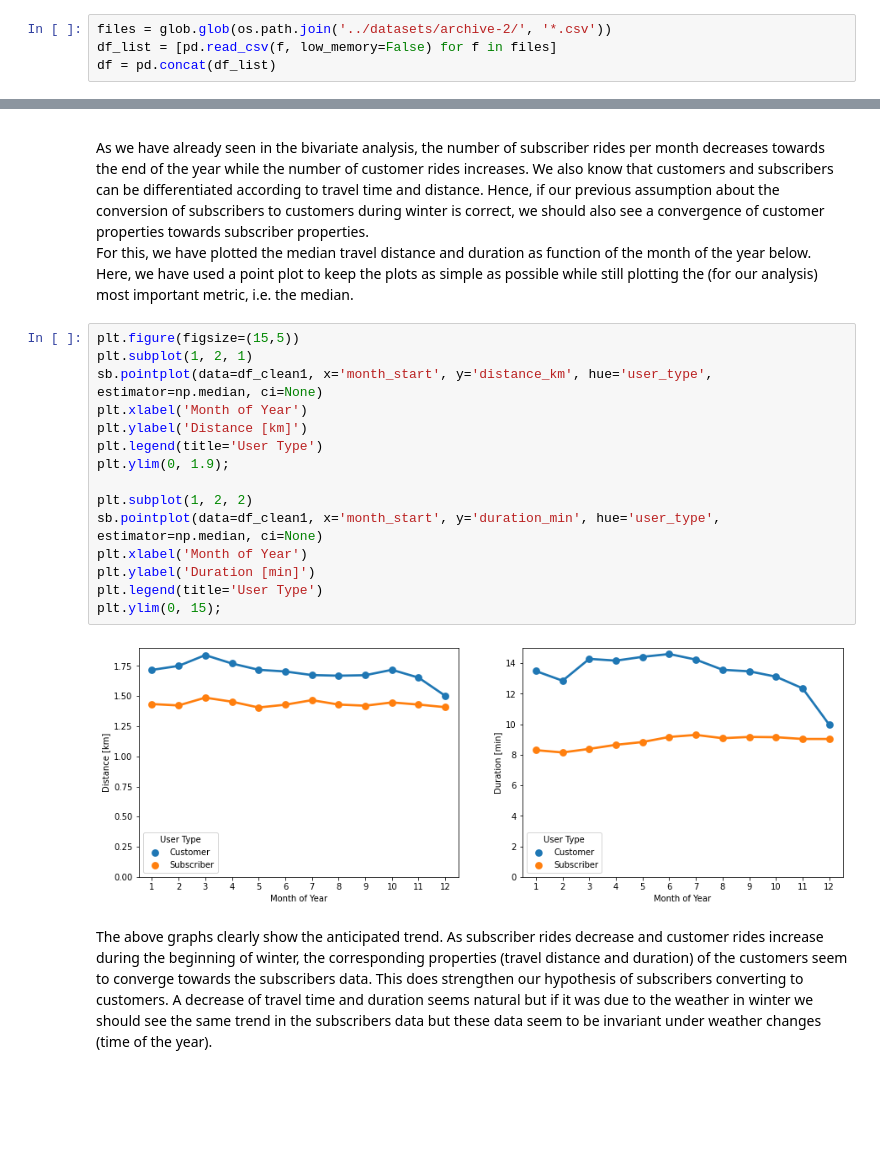
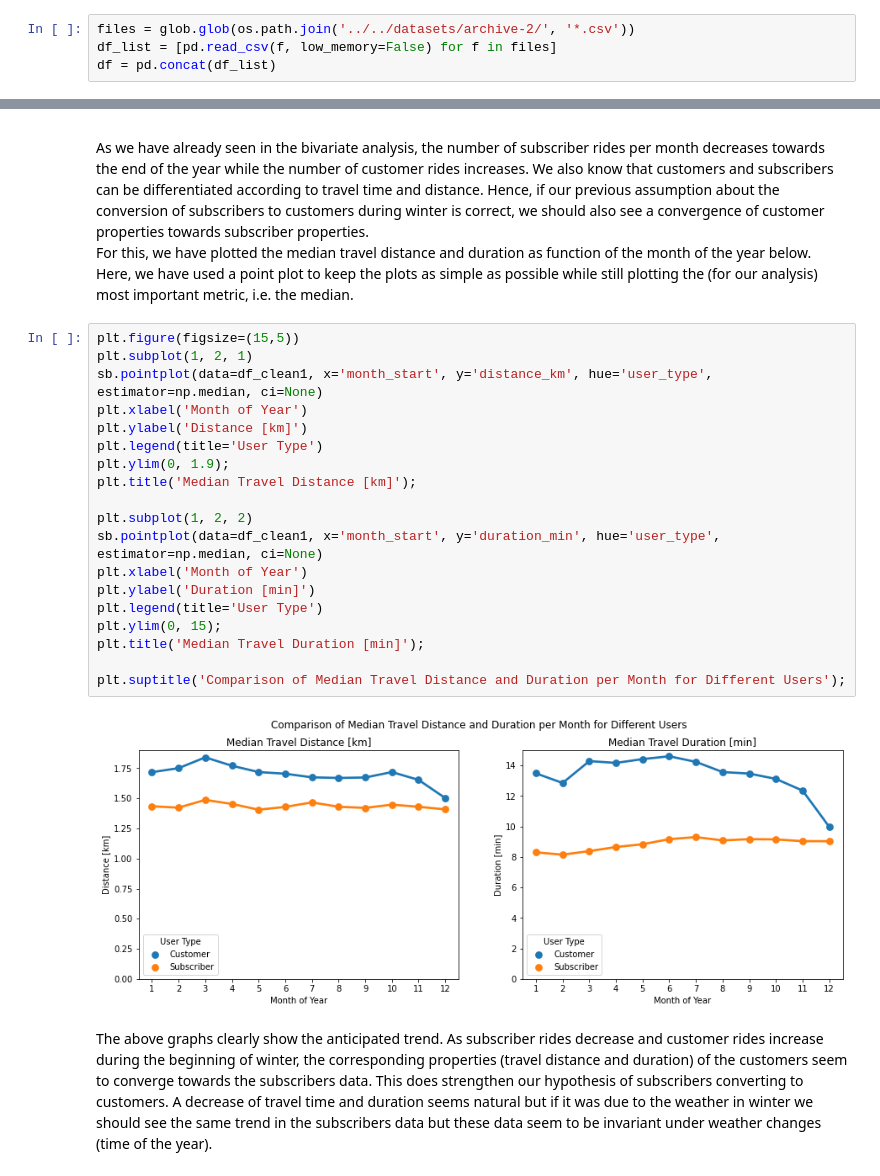
Before and after one commit to Marius-Frank/data-visualization, a Jupyter notebook: Part_I_exploration.ipynb, the cells around one changed output, grey strips where cells are left out. Saved outputs shown, nothing was run; the diff lists cells and outputs as text; blank space fills up the shorter version.

```diff
--- a/Part_I_exploration.ipynb
+++ b/Part_I_exploration.ipynb
@@ -21,7 +21,7 @@ import os
 # %% [markdown]
 ## Gather
 # %%
-files = glob.glob(os.path.join('../datasets/archive-2/', '*.csv'))
+files = glob.glob(os.path.join('../../datasets/archive-2/', '*.csv'))
 df_list = [pd.read_csv(f, low_memory=False) for f in files]
 df = pd.concat(df_list)
 # %% [markdown]
@@ -729,20 +755,24 @@ For this, we have plotted the median travel distance and duration as function of
 # %%
 plt.figure(figsize=(15,5))
 plt.subplot(1, 2, 1)
 sb.pointplot(data=df_clean1, x='month_start', y='distance_km', hue='user_type', estimator=np.median, ci=None)
 plt.xlabel('Month of Year')
 plt.ylabel('Distance [km]')
 plt.legend(title='User Type')
 plt.ylim(0, 1.9);
+plt.title('Median Travel Distance [km]');
 
 plt.subplot(1, 2, 2)
 sb.pointplot(data=df_clean1, x='month_start', y='duration_min', hue='user_type', estimator=np.median, ci=None)
 plt.xlabel('Month of Year')
 plt.ylabel('Duration [min]')
 plt.legend(title='User Type')
 plt.ylim(0, 15);
+plt.title('Median Travel Duration [min]');
+
+plt.suptitle('Comparison of Median Travel Distance and Duration per Month for Different Users');
 # %% [output]
-[figure, old version]
+[figure, new version]
 # %% [markdown]
 The above graphs clearly show the anticipated trend. As subscriber rides decrease and customer rides increase during the beginning of winter, the corresponding properties (travel distance and duration) of the customers seem to converge towards the subscribers data. This does strengthen our hypothesis of subscribers converting to customers. A decrease of travel time and duration seems natural but if it was due to the weather in winter we should see the same trend in the subscribers data but these data seem to be invariant under weather changes (time of the year).
 # %% [markdown]
```
Also changed, not shown: parts of 8 cells of this notebook, 3 other files.
